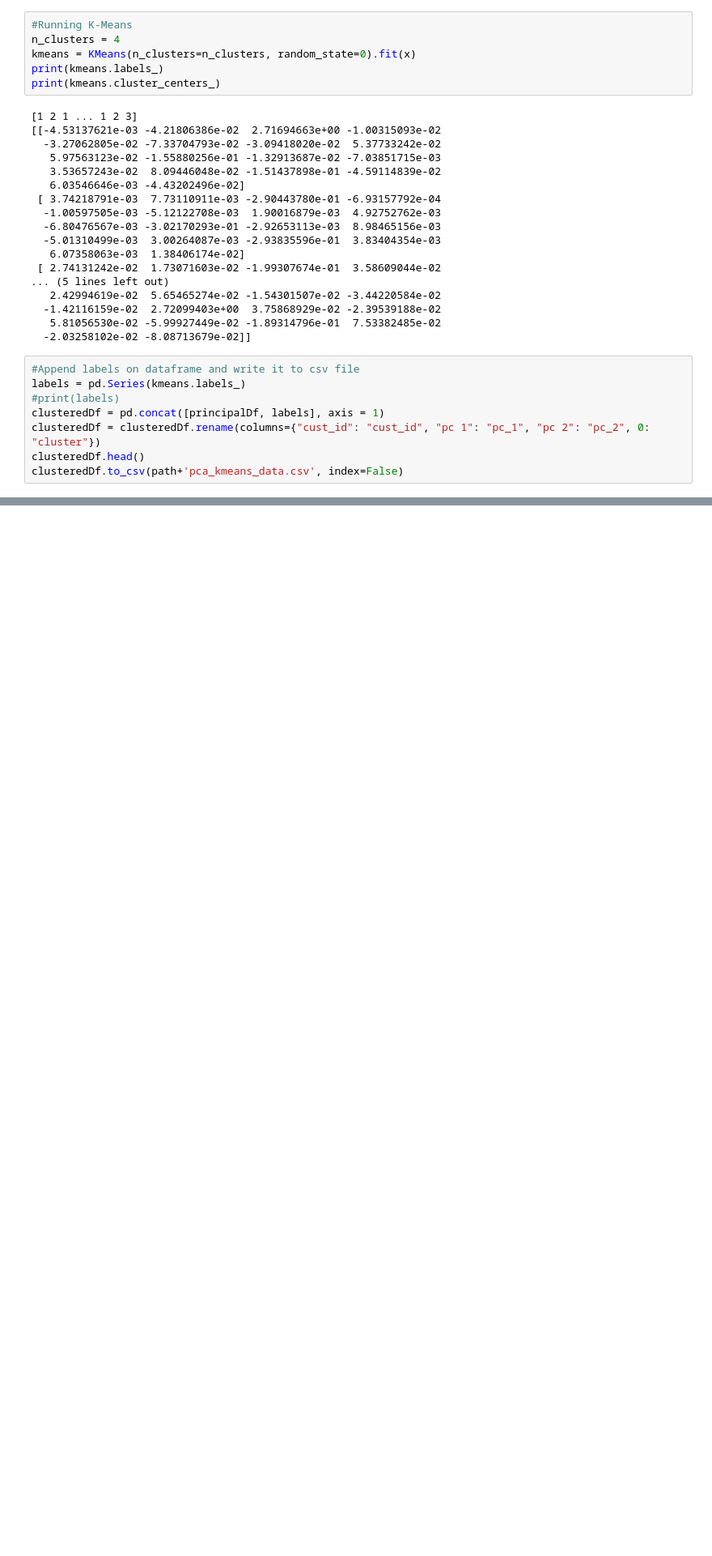
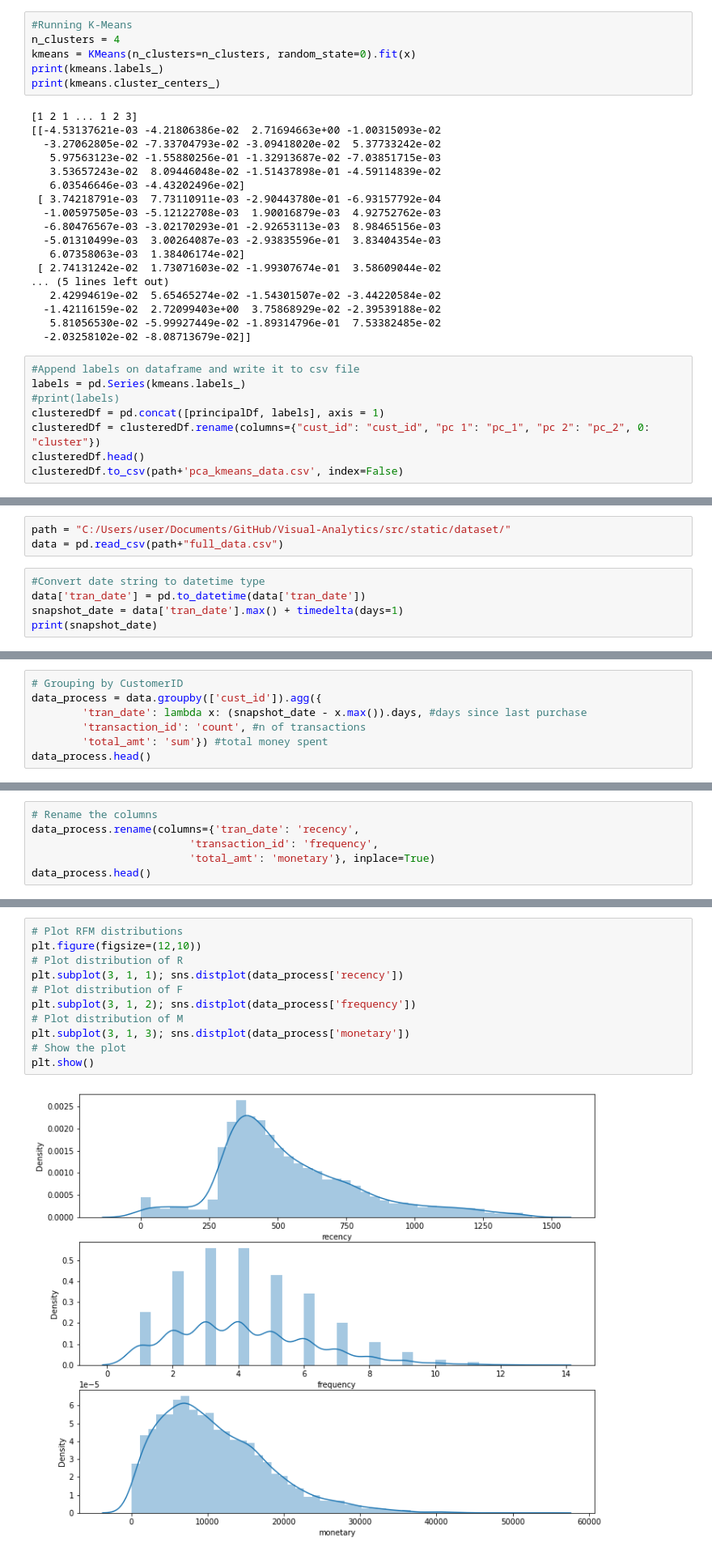
Before and after one commit to AlessandraMonaco/Visual-Analytics, a Jupyter notebook: src/app.ipynb, the cells around one changed output, grey strips where cells are left out. Shown: that part at 81% size. Cells and saved outputs as stored; diff of their text form; blank space fills up the shorter version.

```diff
--- a/src/app.ipynb
+++ b/src/app.ipynb
@@ -225,0 +239,8 @@ clusteredDf.to_csv(path+'pca_kmeans_data.csv', index=False)
+# %%
+path = "C:/Users/user/Documents/GitHub/Visual-Analytics/src/static/dataset/"
+data = pd.read_csv(path+"full_data.csv")
+# %%
+#Convert date string to datetime type
+data['tran_date'] = pd.to_datetime(data['tran_date'])
+snapshot_date = data['tran_date'].max() + timedelta(days=1)
+print(snapshot_date)
@@ -225,0 +249,7 @@ clusteredDf.to_csv(path+'pca_kmeans_data.csv', index=False)
+# %%
+# Grouping by CustomerID
+data_process = data.groupby(['cust_id']).agg({
+        'tran_date': lambda x: (snapshot_date - x.max()).days, #days since last purchase
+        'transaction_id': 'count', #n of transactions
+        'total_amt': 'sum'}) #total money spent
+data_process.head()
@@ -225,0 +264,6 @@ clusteredDf.to_csv(path+'pca_kmeans_data.csv', index=False)
+# %%
+# Rename the columns
+data_process.rename(columns={'tran_date': 'recency',
+                         'transaction_id': 'frequency',
+                         'total_amt': 'monetary'}, inplace=True)
+data_process.head()
@@ -225,0 +283,13 @@ clusteredDf.to_csv(path+'pca_kmeans_data.csv', index=False)
+# %%
+# Plot RFM distributions
+plt.figure(figsize=(12,10))
+# Plot distribution of R
+plt.subplot(3, 1, 1); sns.distplot(data_process['recency'])
+# Plot distribution of F
+plt.subplot(3, 1, 2); sns.distplot(data_process['frequency'])
+# Plot distribution of M
+plt.subplot(3, 1, 3); sns.distplot(data_process['monetary'])
+# Show the plot
+plt.show()
+# %% [output]
+[figure, added]
```
Also changed, not shown: parts of 20 cells of this notebook, 3 other files.
